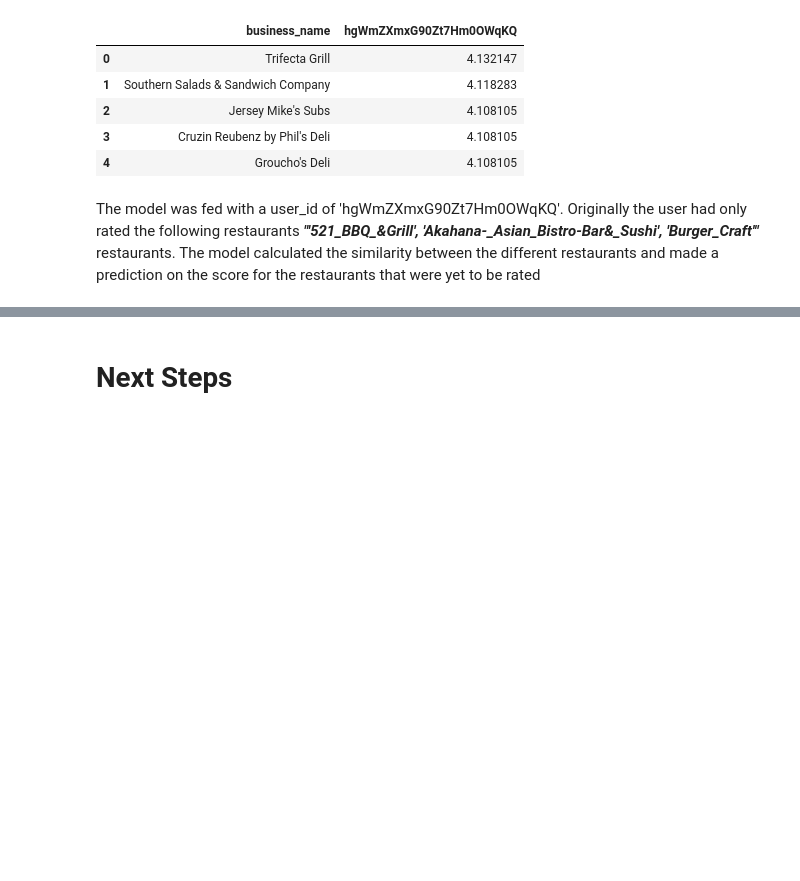
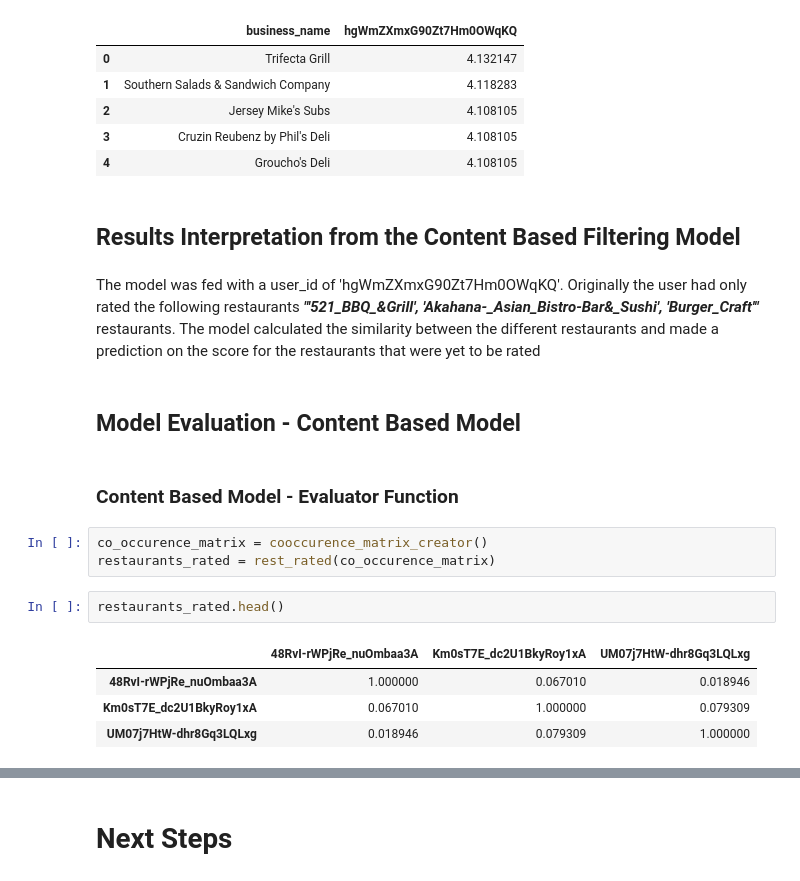
Before and after one commit to Ajinth/Recommender-System, a Jupyter notebook: Code/Yelp_Recommender_System.ipynb, the cells around one changed output, grey strips where cells are left out. Cells and saved outputs as stored; diff of their text form; blank space fills up the shorter version.

Commit message:
Added more evaluators

```diff
--- a/Code/Yelp_Recommender_System.ipynb
+++ b/Code/Yelp_Recommender_System.ipynb
@@ -1371,5 +1364,21 @@ recommendation
 | 2 | Jersey Mike's Subs | 4.108105 |
 | 3 | Cruzin Reubenz by Phil's Deli | 4.108105 |
 | 4 | Groucho's Deli | 4.108105 |
+# %% [markdown]
+## Results Interpretation from the Content Based Filtering Model
 # %% [markdown]
 The model was fed with a user_id of 'hgWmZXmxG90Zt7Hm0OWqKQ'. Originally the user had only rated the following restaurants ***"'521_BBQ_&_Grill', 'Akahana_-_Asian_Bistro-_Bar_&_Sushi', 'Burger_Craft'"*** restaurants. The model calculated the similarity between the different restaurants and made a prediction on the score for the restaurants that were yet to be rated
+# %% [markdown]
+## Model Evaluation - Content Based Model
+# %% [markdown]
+### Content Based Model - Evaluator Function
+# %%
+co_occurence_matrix = cooccurence_matrix_creator()
+restaurants_rated = rest_rated(co_occurence_matrix)
+# %%
+restaurants_rated.head()
+# %% [output]
+|  | 48RvI-rWPjRe_nuOmbaa3A | Km0sT7E_dc2U1BkyRoy1xA | UM07j7HtW-dhr8Gq3LQLxg |
+| 48RvI-rWPjRe_nuOmbaa3A | 1.000000 | 0.067010 | 0.018946 |
+| Km0sT7E_dc2U1BkyRoy1xA | 0.067010 | 1.000000 | 0.079309 |
+| UM07j7HtW-dhr8Gq3LQLxg | 0.018946 | 0.079309 | 1.000000 |
```
Also changed, not shown: parts of 9 cells of this notebook.
